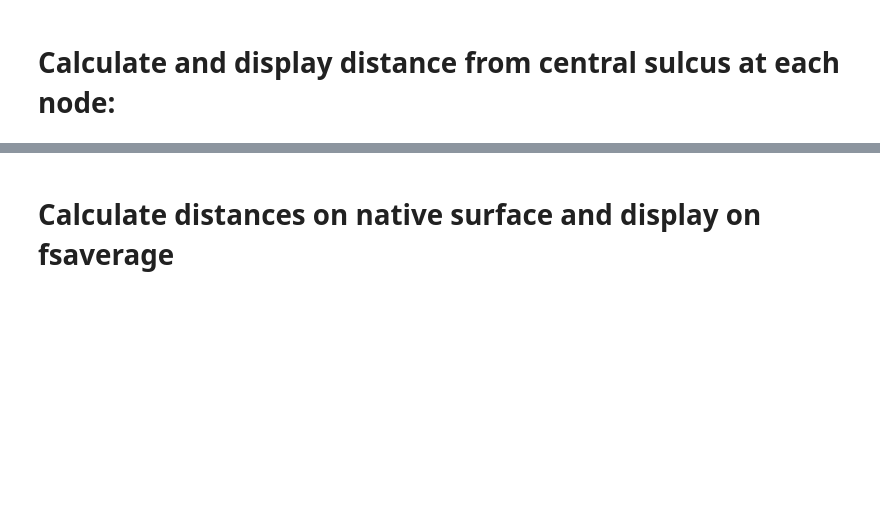
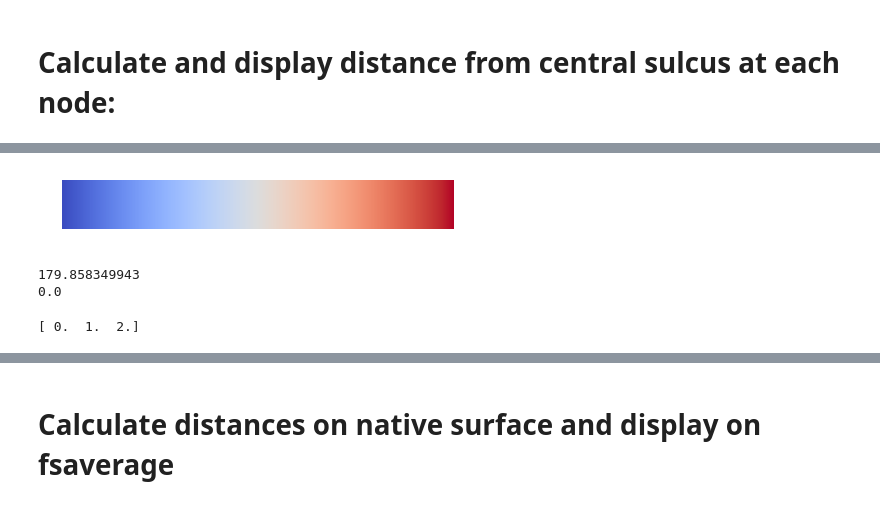
Before and after one commit to NeuroanatomyAndConnectivity/surfdist, a Jupyter notebook: examples/demo.ipynb, the cells around one changed output, grey strips where cells are left out. Drawn from its saved outputs; the diff is of its cells as text; code cells hidden in the pictures; blank space fills up the shorter version.

```diff
--- a/examples/demo.ipynb
+++ b/examples/demo.ipynb
@@ -36,0 +82,19 @@ plot_lat = sd.viz.viz(surf[0], surf[1], dist, azim=180, bg_map=sulc, bg_on_stat=
+# %%
+# save colorbar
+gradient = np.linspace(0, 1, 256)
+for x in range(5):
+    gradient = np.vstack((gradient, gradient))
+
+fig, ax = plt.subplots(nrows=1)
+ax.imshow(gradient, cmap=cmap)
+ax.set_axis_off()
+fig.tight_layout()
+plt.show()
+fig.savefig('fig.cmap.colorbar.png')
+
+print(np.max(dist))
+print(np.min(dist))
+# %% [output]
+[figure, added]
+179.858349943
+0.0
@@ -36,0 +111,8 @@ plot_lat = sd.viz.viz(surf[0], surf[1], dist, azim=180, bg_map=sulc, bg_on_stat=
+# %%
+zones = zone.copy()
+print np.unique(zone)
+
+zone[np.where(zone == 1)] = -1
+zone[np.where(zone == 2)] = 1
+# %% [output]
+[ 0.  1.  2.]
```
Also changed, not shown: parts of 16 cells of this notebook.
